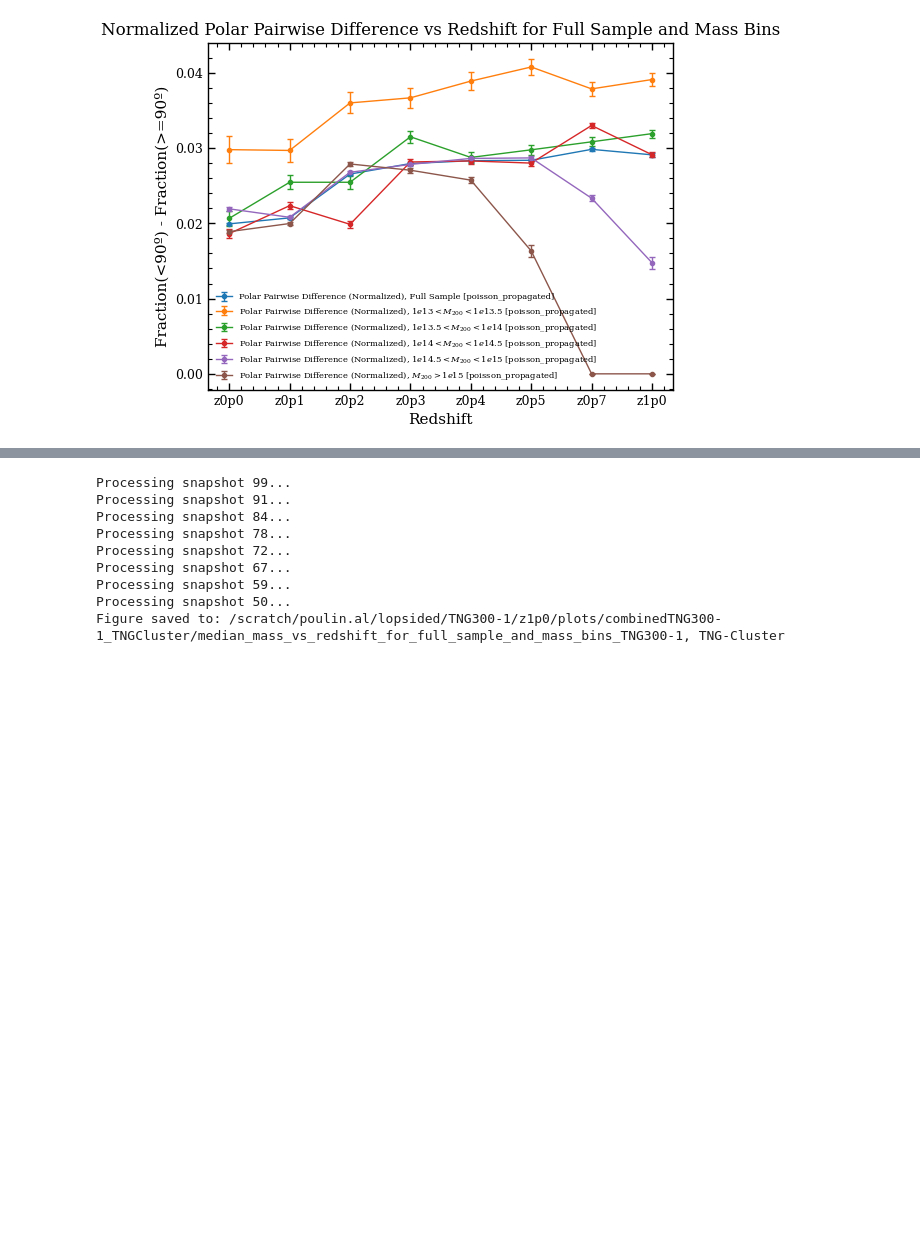
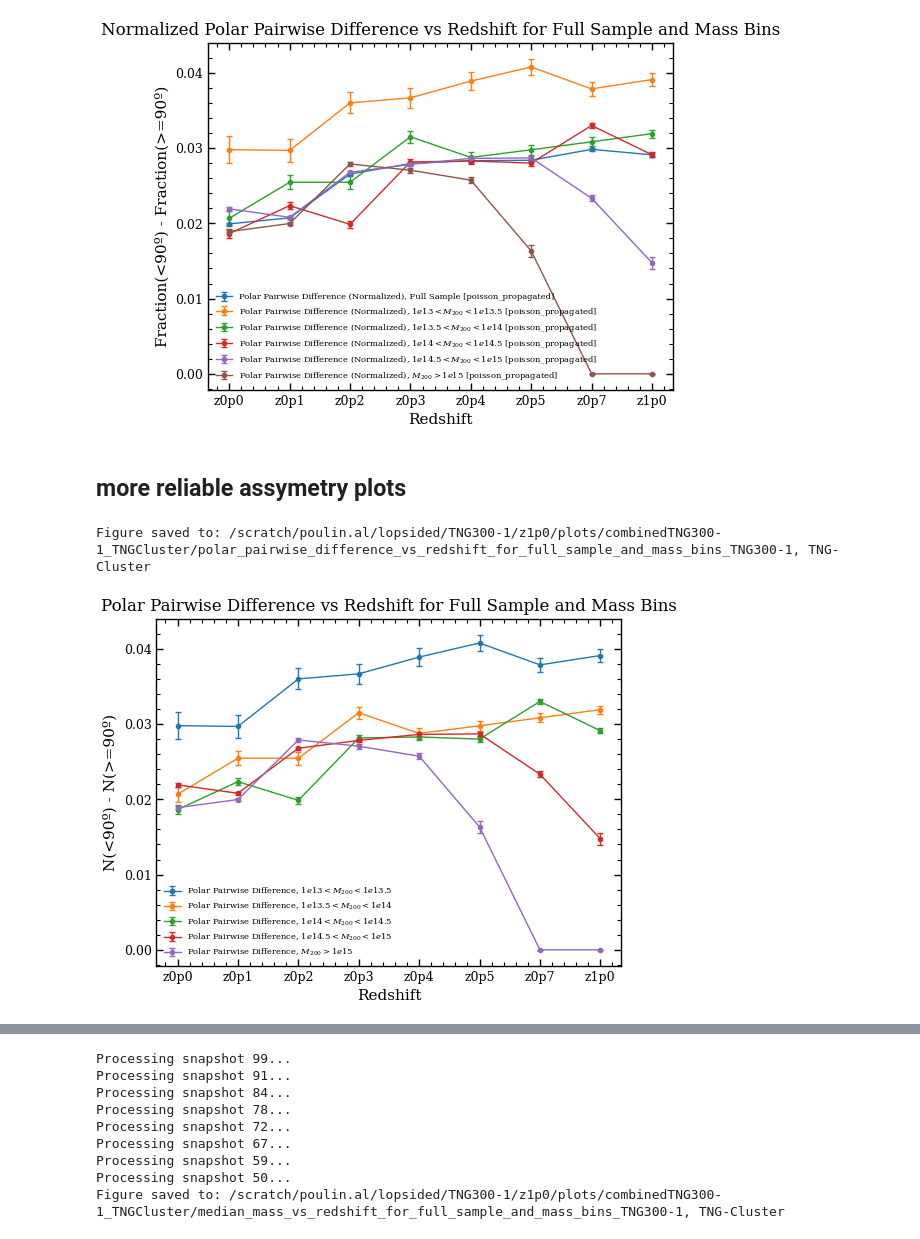
Before and after one commit to poulinal/sat-lopsidedness, a Jupyter notebook: src/myproject/redshiftGalaxyGroup-combine300Cluster.ipynb, the cells around one changed output, grey strips where cells are left out. Saved outputs shown, nothing was run; the diff lists cells and outputs as text; code cells hidden in the pictures; blank space fills up the shorter version.

```diff
--- a/src/myproject/redshiftGalaxyGroup-combine300Cluster.ipynb
+++ b/src/myproject/redshiftGalaxyGroup-combine300Cluster.ipynb
@@ -643,7 +645,7 @@ for snapshot in SnapshotEnum.getAllSnapshots():
 
     for i, mass_bin in enumerate(mass_bins):
         random_MRL_values = mass_bin.compute_MRL_random_distribution_curves_for_LGG(
-            parallelize=False, num_samples=1000
+            parallelize=False, num_samples=10000
         )
 
         (f99, c99, n99, _), _, _ = galaxyAnalysisSnapshot.getPercentOfClustersAboveRandomMRLCL(
@@ -1060,3 +1054,5 @@ polarPairwiseDifferenceNorm_plotter.save_figure(
 # %% [output]
 Figure saved to: /scratch/poulin.al/lopsided/TNG300-1/z1p0/plots/combinedTNG300-1_TNGCluster/polar_pairwise_difference_normalized_vs_redshift_for_full_sample_and_mass_bins_poisson_propagated_TNG300-1, ...
 [figure]
+# %% [markdown]
+## more reliable assymetry plots
@@ -1062,0 +1148,28 @@ Figure saved to: /scratch/poulin.al/lopsided/TNG300-1/z1p0/plots/combinedTNG300-
+# %%
+
+
+mass_bin_labels = ['$1e13<M_{200}<1e13.5$', '$1e13.5<M_{200}<1e14$', '$1e14<M_{200}<1e14.5$', '$1e14.5<M_{200}<1e15$', '$M_{200}>1e15$']
+redshift_mass_bins : list[list[ListGalaxyGroup]]= []
+redshifts = []
+for snapshot in SnapshotEnum.getAllSnapshots():
+    if snapshot[0] < 45:
+        continue #too high redshift
+    print(f"Processing snapshot {snapshot[0]}...")
+    galaxyAnalysisSnapshot = listRedshiftGalaxyAnalysis.getGalaxyAnalysisSnapshot(snapshot[0])
+    mass_bins = [
+        galaxyAnalysisSnapshot.filtered_gt13_ls13p5_list_of_galaxy_groups,
+        galaxyAnalysisSnapshot.filtered_gt13p5_ls14_list_of_galaxy_groups,
+        galaxyAnalysisSnapshot.filtered_gt14_ls14p5_list_of_galaxy_groups,
+        galaxyAnalysisSnapshot.filtered_gt14p5_ls15_list_of_galaxy_groups,
+        galaxyAnalysisSnapshot.filtered_gt15_list_of_galaxy_groups,
+    ]
+    redshifts.append(galaxyAnalysisSnapshot.snapshot_dic[snapshot[0]][1])
+    redshift_mass_bins.append(mass_bins)
+
+polarPairwiseDifference_plotter, polarPairwiseDifference_fig, polarPairwiseDifference_ax, polar_pairwise_by_type_by_redshift = asymetryPlots(redshifts, listRedshiftGG=listRedshiftGG, listGGLabels=mass_bin_labels, plotRows=1, plotCols=1)
+
+polarPairwiseDifference_ax.set_title('Polar Pairwise Difference vs Redshift for Full Sample and Mass Bins')
+polarPairwiseDifference_plotter.save_figure(polarPairwiseDifference_fig, galaxyAnalysisSnapshot.scratchPlotDirc + f'/polar_pairwise_difference_vs_redshift_for_full_sample_and_mass_bins_{galaxyAnalysisSnapshot.sim}{galaxyAnalysisSnapshot.plotEndingFormat}')
+# %% [output]
+Figure saved to: /scratch/poulin.al/lopsided/TNG300-1/z1p0/plots/combinedTNG300-1_TNGCluster/polar_pairwise_difference_vs_redshift_for_full_sample_and_mass_bins_TNG300-1, TNG-Cluster
+[figure, added]
```
Also changed, not shown: parts of 10 cells of this notebook, 3 other files.
